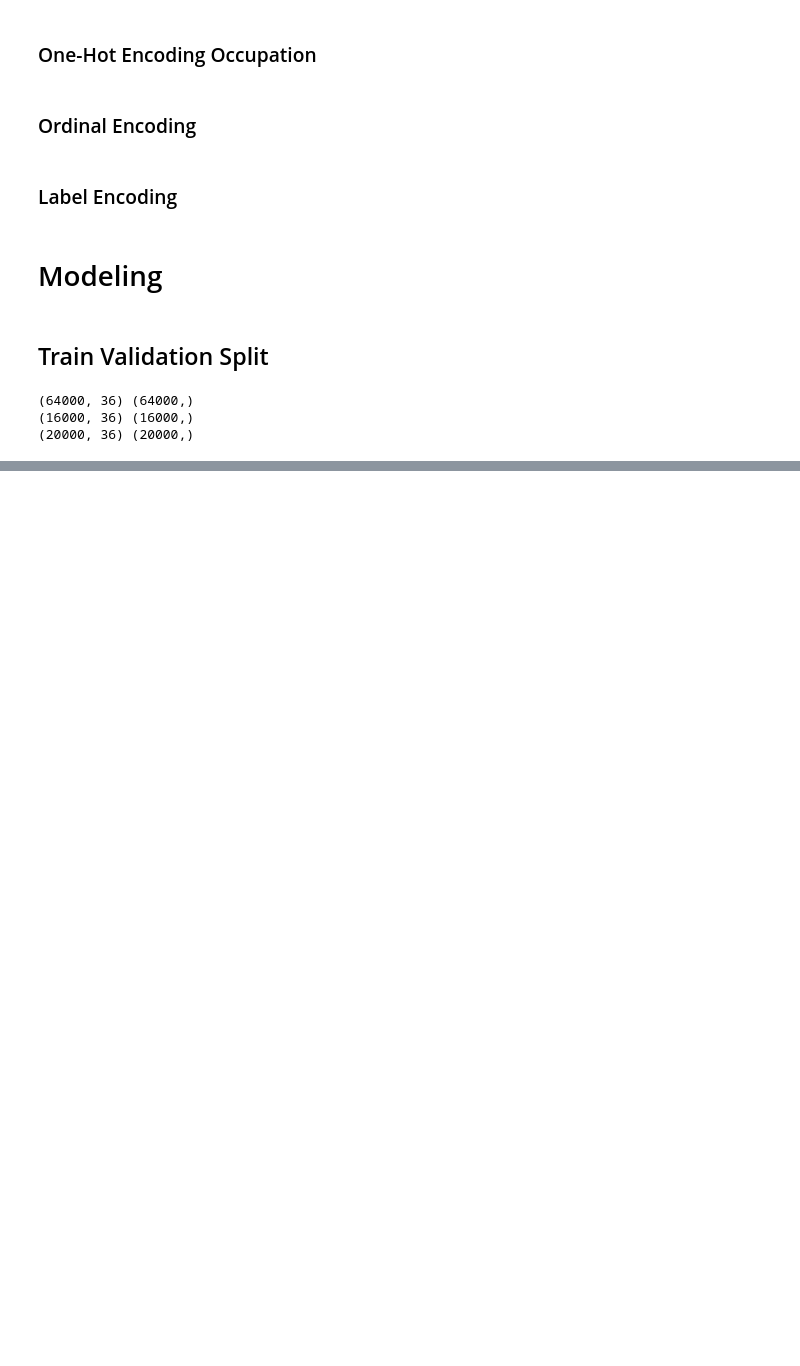
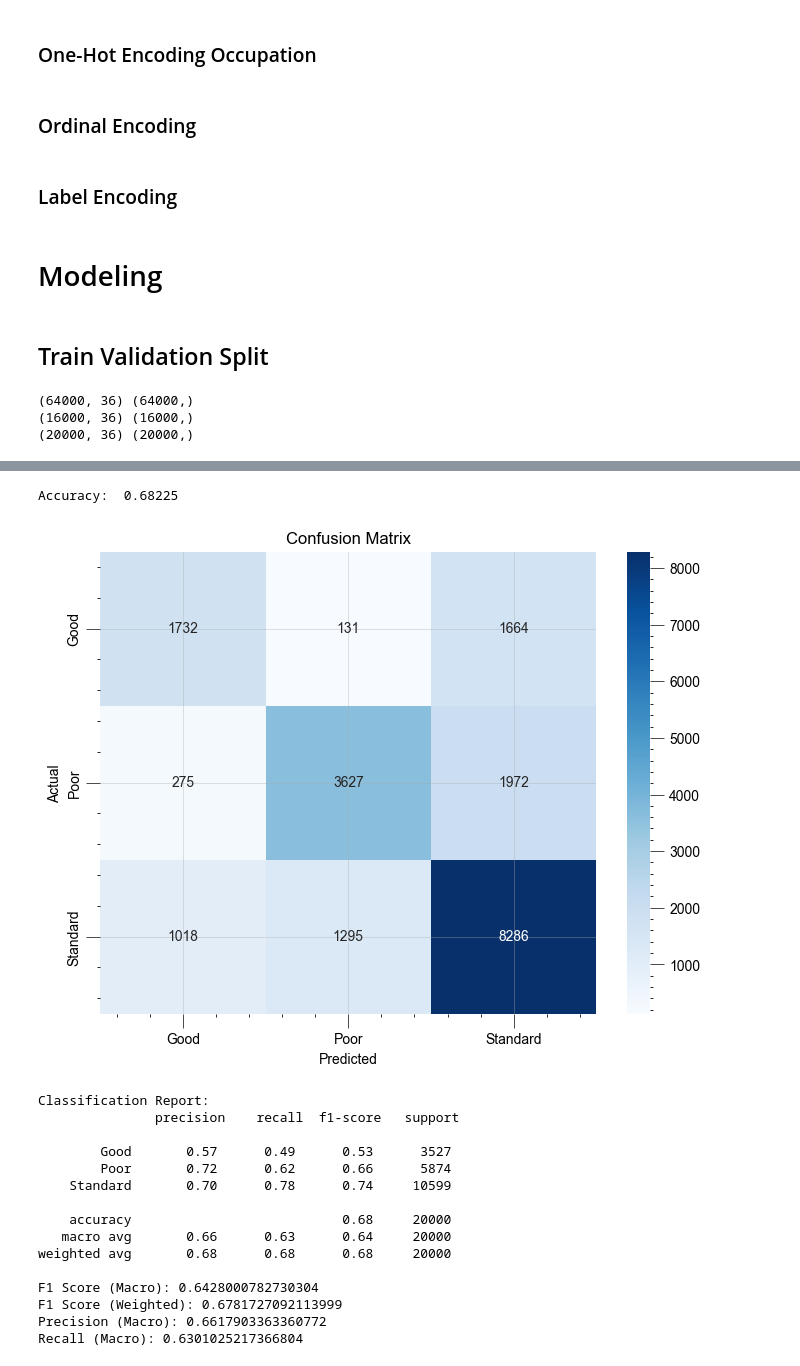
Before and after one commit to kopiademsigma/dl-classification, a Jupyter notebook: preprocess.ipynb, the cells around one changed output, grey strips where cells are left out. Cells and saved outputs as stored; diff of their text form; code cells hidden in the pictures; blank space fills up the shorter version.

```diff
--- a/preprocess.ipynb
+++ b/preprocess.ipynb
@@ -615,0 +677,3 @@ print(X_test.shape, y_test.shape)
+# %%
+predictions = model.predict(X_test)
+y_pred = np.argmax(predictions, axis=1)
@@ -615,0 +682,41 @@ print(X_test.shape, y_test.shape)
+# %%
+print("Accuracy: ", accuracy_score(y_test, y_pred))
+
+conf_matrix = confusion_matrix(y_test, y_pred)
+
+plt.figure(figsize=(8, 6))
+sns.heatmap(conf_matrix, annot=True, fmt="d", cmap="Blues", xticklabels=lc.classes_, yticklabels=lc.classes_)
+plt.ylabel('Actual')
+plt.xlabel('Predicted')
+plt.title('Confusion Matrix')
+plt.show()
+
+print("Classification Report:\n", classification_report(y_test, y_pred, target_names=lc.classes_))
+
+f1_macro = f1_score(y_test, y_pred, average='macro')
+f1_weighted = f1_score(y_test, y_pred, average='weighted')
+print(f"F1 Score (Macro): {f1_macro}")
+print(f"F1 Score (Weighted): {f1_weighted}")
+
+precision = precision_score(y_test, y_pred, average='macro')
+recall = recall_score(y_test, y_pred, average='macro')
+print(f"Precision (Macro): {precision}")
+print(f"Recall (Macro): {recall}")
+# %% [output]
+Accuracy:  0.68225
+[figure, added]
+Classification Report:
+               precision    recall  f1-score   support
+
+        Good       0.57      0.49      0.53      3527
+        Poor       0.72      0.62      0.66      5874
+    Standard       0.70      0.78      0.74     10599
+
+    accuracy                           0.68     20000
+   macro avg       0.66      0.63      0.64     20000
+weighted avg       0.68      0.68      0.68     20000
+
+F1 Score (Macro): 0.6428000782730304
+F1 Score (Weighted): 0.6781727092113999
+Precision (Macro): 0.6617903363360772
+Recall (Macro): 0.6301025217366804
```
Also changed, not shown: parts of 6 cells of this notebook.
